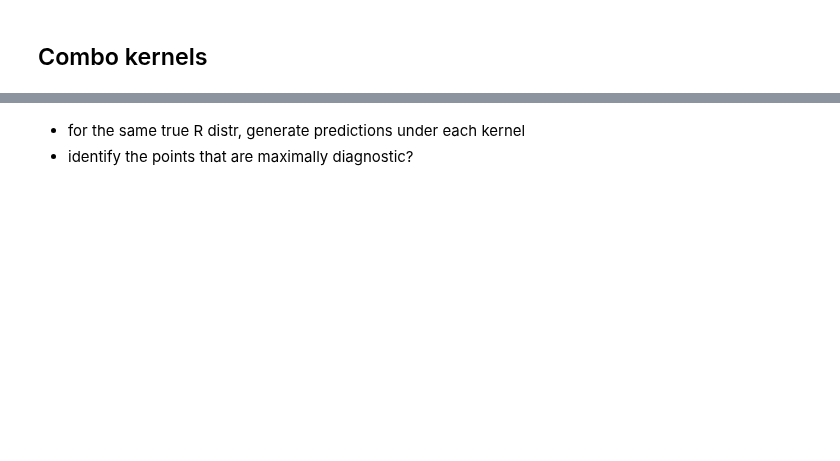
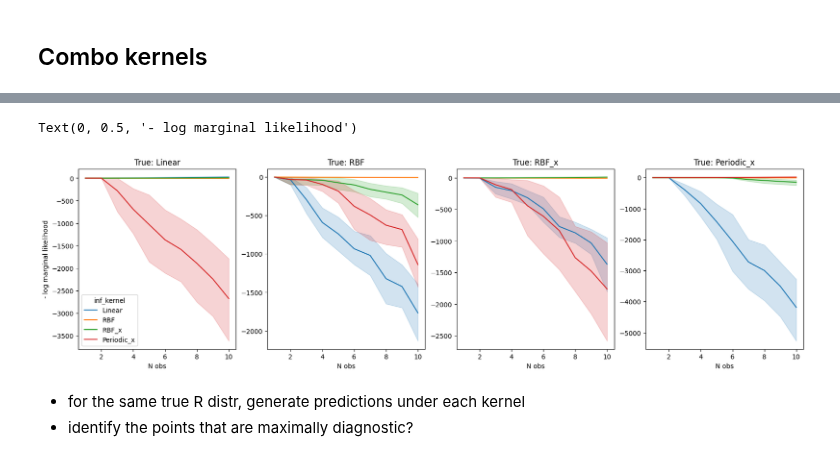
Before and after one commit to tgham/context_exploration, a Jupyter notebook: GP_worlds.ipynb, the cells around one changed output, grey strips where cells are left out. Cells and saved outputs as stored; diff of their text form; code cells hidden in the pictures; blank space fills up the shorter version.

```diff
--- a/GP_worlds.ipynb
+++ b/GP_worlds.ipynb
@@ -458,3 +623,19 @@ for params in param_combos:
+# %%
+# plt.figure()
+# sns.barplot(data=df_gp, x='gen_kernel', y='ll', hue='inf_kernel')
+
+fig, axs = plt.subplots(1,n_k, figsize=(20,5))
+for i in range(n_k):
+    sns.lineplot(data = df_gp.loc[df_gp['gen_kernel'] == kernel_names[i]], x = 'n_obs', y = 'k_mll', hue = 'inf_kernel', ax = axs[i], legend=i==0, )
+    axs[i].set_title('True: '+kernel_names[i])
+    axs[i].set_xlabel('N obs')
+    axs[i].set_ylabel('')
+    # axs[i].set_ylim(-100,25)
+axs[0].set_ylabel('- log marginal likelihood')
+# axs[-1].legend(loc='center left', bbox_to_anchor=(1, 0.5))
+# %% [output]
+Text(0, 0.5, '- log marginal likelihood')
+[figure, added]
 # %% [markdown]
 - for the same true R distr, generate predictions under each kernel
 - identify the points that are maximally diagnostic?
```
Also changed, not shown: parts of 14 cells of this notebook, 2 other files.
